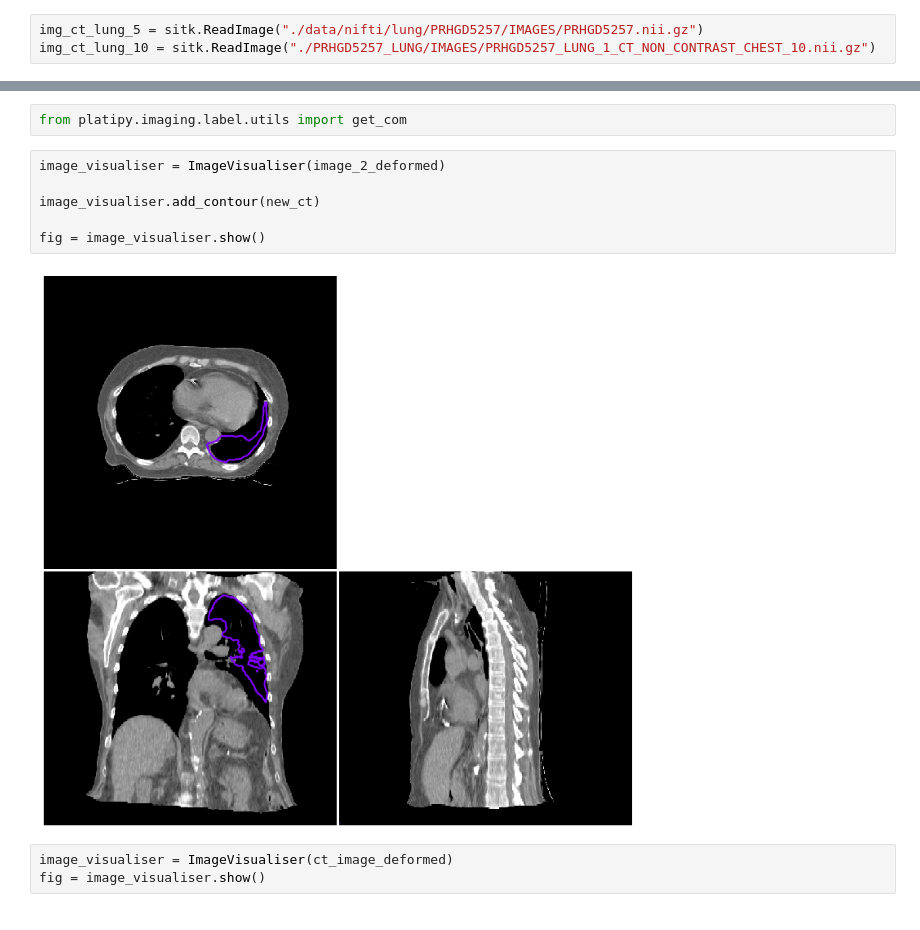
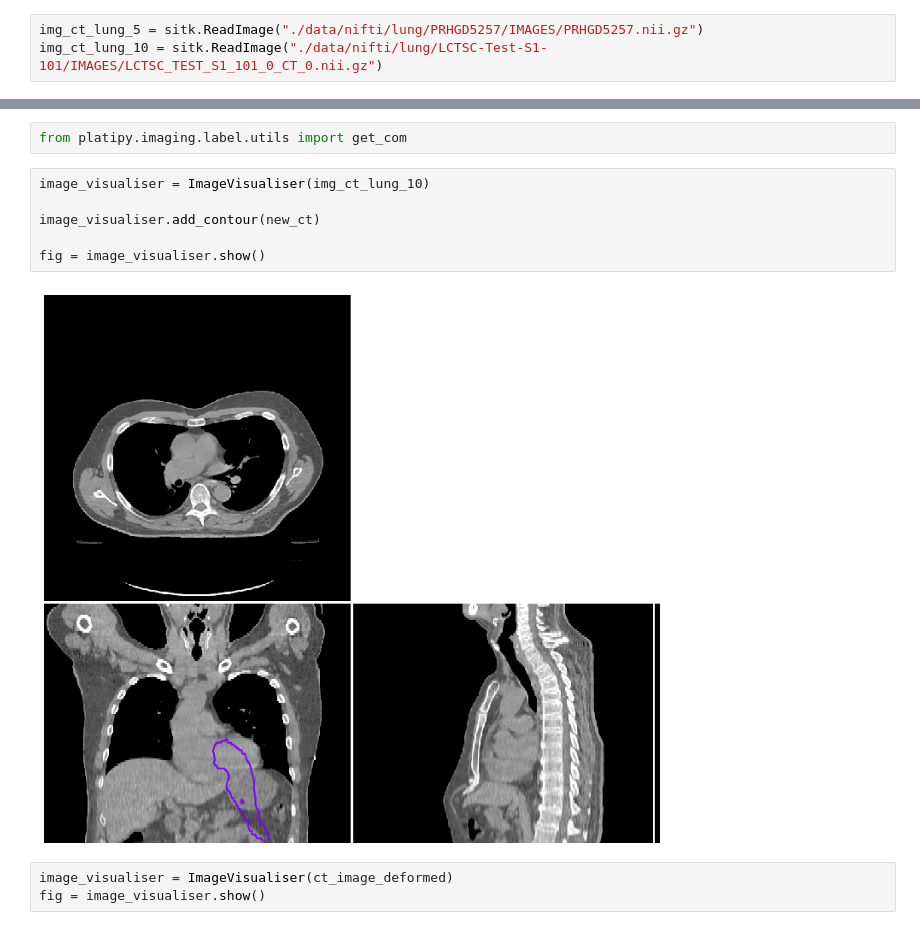
Before and after one commit to 321Gang/PlatipyDemo, a Jupyter notebook: deform-contour.ipynb, the cells around one changed output, grey strips where cells are left out. Cells and saved outputs as stored; diff of their text form.

```diff
--- a/deform-contour.ipynb
+++ b/deform-contour.ipynb
@@ -5,6 +5,6 @@ from platipy.imaging.registration.linear import linear_registration
 from platipy.imaging.registration.utils import apply_transform
 # %%
 img_ct_lung_5 = sitk.ReadImage("./data/nifti/lung/PRHGD5257/IMAGES/PRHGD5257.nii.gz")
-img_ct_lung_10 = sitk.ReadImage("./PRHGD5257_LUNG/IMAGES/PRHGD5257_LUNG_1_CT_NON_CONTRAST_CHEST_10.nii.gz")
+img_ct_lung_10 = sitk.ReadImage("./data/nifti/lung/LCTSC-Test-S1-101/IMAGES/LCTSC_TEST_S1_101_0_CT_0.nii.gz")
 # %%
 ctr = sitk.ReadImage("./PRHGD5257_LUNG/STRUCTURES/PRHGD5257_LUNG_2_RTSTRUCT_LUNG_L.nii.gz")
@@ -94,13 +114,13 @@ new_ct = apply_deformable_transform(input_image=ctr, transform=tfm_dir, is_struc
 # %%
 from platipy.imaging.label.utils import get_com
 # %%
-image_visualiser = ImageVisualiser(image_2_deformed)
+image_visualiser = ImageVisualiser(img_ct_lung_10)
 
 image_visualiser.add_contour(new_ct)
 
 fig = image_visualiser.show()
 # %% [output]
-[figure, old version]
+[figure, new version]
 # %%
 image_visualiser = ImageVisualiser(ct_image_deformed)
 fig = image_visualiser.show()
```
Also changed, not shown: parts of 12 cells of this notebook, 4 other files.
